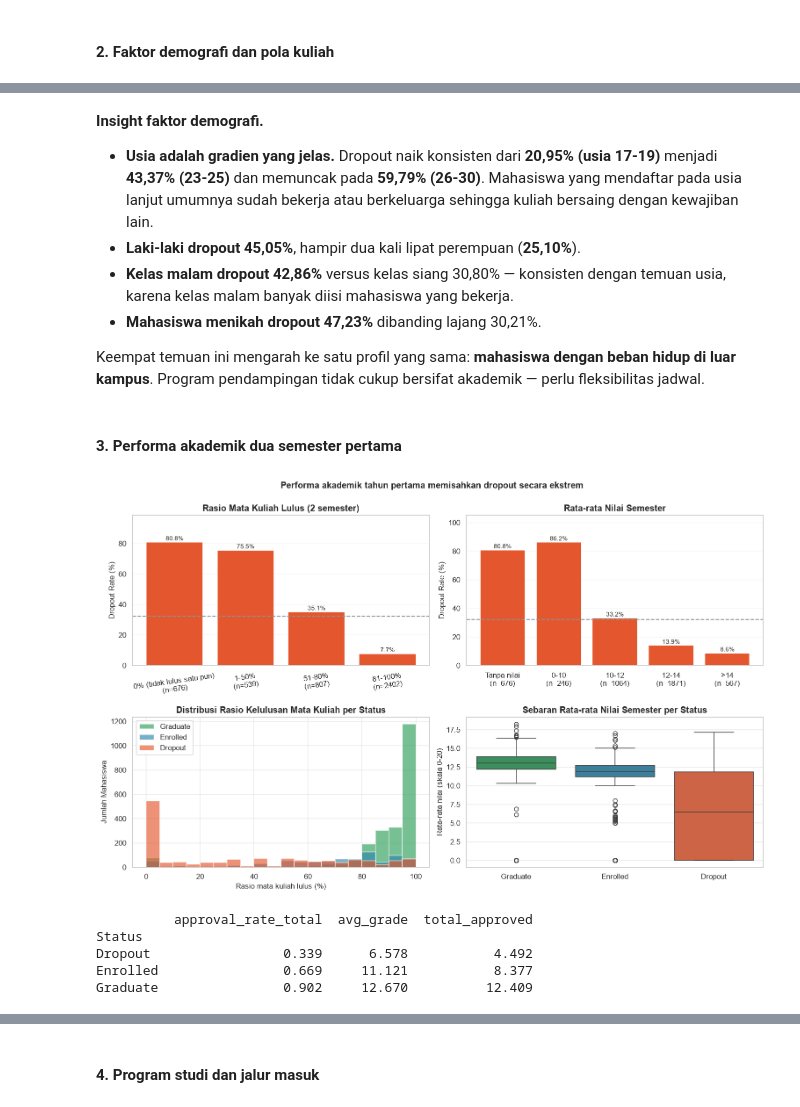
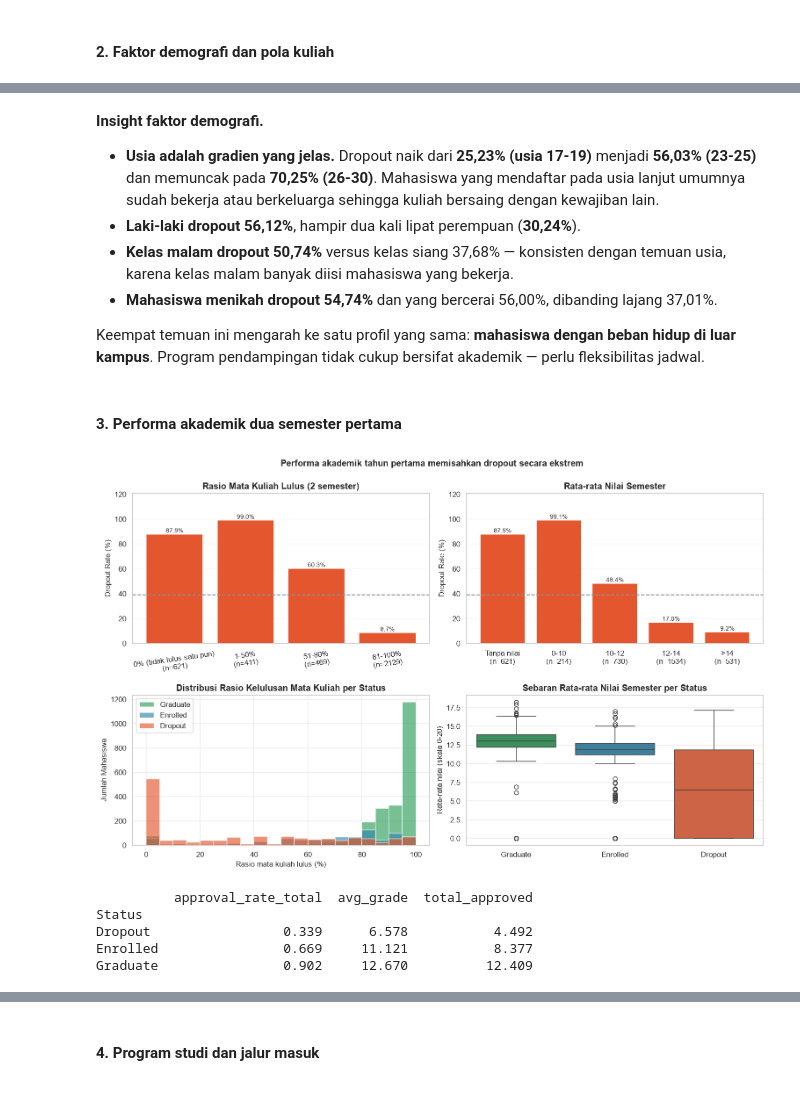
Before and after one commit to nafiulirsad/jaya-jaya-institut-dropout, a Jupyter notebook: notebook.ipynb, the cells around one changed output, grey strips where cells are left out. Drawn from its saved outputs; the diff is of its cells as text; code cells hidden in the pictures.

```diff
--- a/notebook.ipynb
+++ b/notebook.ipynb
@@ -298,10 +319,16 @@ yang terbaca lewat modul `preprocessing.py`.
 # %%
-# Feature engineering + penerjemahan kode menjadi label yang terbaca manusia
-eda = pp.add_readable_labels(pp.engineer_features(df))
+# Seluruh data (3 status) untuk perbandingan antar kelompok
+full = pp.add_readable_labels(pp.engineer_features(df))
+
+# Kohort berlabel: hanya mahasiswa yang status akhirnya sudah pasti
+eda = full[full["Status"].isin(["Dropout", "Graduate"])].copy()
 eda["is_dropout"] = (eda["Status"] == pp.POSITIVE_CLASS).astype(int)
 
 BASELINE = eda["is_dropout"].mean() * 100
-print(f"Dropout rate rata-rata institut: {BASELINE:.2f}%")
+print(f"Kohort berlabel        : {len(eda):,} mahasiswa "
+      f"({int(eda['is_dropout'].sum()):,} dropout / {int((1 - eda['is_dropout']).sum()):,} lulus)")
+print(f"Dropout rate rujukan   : {BASELINE:.2f}%")
+print(f"Mahasiswa aktif (Enrolled) yang dipisahkan: {int((full['Status'] == 'Enrolled').sum()):,}")
 
 def dropout_rate(kolom, urutan=None, min_n=1):
     """Hitung dropout rate (%) dan jumlah mahasiswa untuk setiap kategori pada `kolom`."""
@@ -311,7 +338,7 @@ def dropout_rate(kolom, urutan=None, min_n=1):
     return g.loc[urutan] if urutan else g.sort_values("rate", ascending=False)
 
 def plot_rate(ax, tabel, judul, xlabel="", horizontal=False, warna=DROPOUT):
-    """Gambar dropout rate per kategori beserta garis pembanding rata-rata institut."""
+    """Gambar dropout rate per kategori beserta garis pembanding rata-rata kohort."""
     label = [f"{i}\n(n={int(r.jumlah)})" if not horizontal else f"{i} (n={int(r.jumlah)})"
              for i, r in tabel.iterrows()]
     if horizontal:
@@ -386,13 +415,13 @@ plt.show()
 # %% [markdown]
 **Insight faktor demografi.**
 
-- **Usia adalah gradien yang jelas.** Dropout naik konsisten dari **20,95% (usia 17-19)** menjadi
-  **43,37% (23-25)** dan memuncak pada **59,79% (26-30)**. Mahasiswa yang mendaftar pada usia
+- **Usia adalah gradien yang jelas.** Dropout naik dari **25,23% (usia 17-19)** menjadi
+  **56,03% (23-25)** dan memuncak pada **70,25% (26-30)**. Mahasiswa yang mendaftar pada usia
   lanjut umumnya sudah bekerja atau berkeluarga sehingga kuliah bersaing dengan kewajiban lain.
-- **Laki-laki dropout 45,05%**, hampir dua kali lipat perempuan (**25,10%**).
-- **Kelas malam dropout 42,86%** versus kelas siang 30,80% — konsisten dengan temuan usia, karena
+- **Laki-laki dropout 56,12%**, hampir dua kali lipat perempuan (**30,24%**).
+- **Kelas malam dropout 50,74%** versus kelas siang 37,68% — konsisten dengan temuan usia, karena
   kelas malam banyak diisi mahasiswa yang bekerja.
-- **Mahasiswa menikah dropout 47,23%** dibanding lajang 30,21%.
+- **Mahasiswa menikah dropout 54,74%** dan yang bercerai 56,00%, dibanding lajang 37,01%.
 
 Keempat temuan ini mengarah ke satu profil yang sama: **mahasiswa dengan beban hidup di luar
 kampus**. Program pendampingan tidak cukup bersifat akademik — perlu fleksibilitas jadwal.
@@ -401,37 +430,38 @@ kampus**. Program pendampingan tidak cukup bersifat akademik — perlu fleksibil
 # %%
 fig, axes = plt.subplots(2, 2, figsize=(14, 8.6))
 
 plot_rate(axes[0][0], dropout_rate("band_kelulusan_sks",
           ["0% (tidak lulus satu pun)", "1-50%", "51-80%", "81-100%"]),
           "Rasio Mata Kuliah Lulus (2 semester)")
 axes[0][0].tick_params(axis="x", labelrotation=8)
 
 plot_rate(axes[0][1], dropout_rate("band_nilai_semester",
           ["Tanpa nilai", "0-10", "10-12", "12-14", ">14"]),
           "Rata-rata Nilai Semester")
 
+# Panel bawah memakai seluruh data (3 status) untuk memperlihatkan posisi mahasiswa aktif
 for status, warna in [("Graduate", SAFE), ("Enrolled", NEUTRAL), ("Dropout", DROPOUT)]:
-    sub = eda[eda["Status"] == status]
+    sub = full[full["Status"] == status]
     axes[1][0].hist(sub["approval_rate_total"] * 100, bins=20, alpha=.65, label=status, color=warna)
 axes[1][0].set_title("Distribusi Rasio Kelulusan Mata Kuliah per Status")
 axes[1][0].set_xlabel("Rasio mata kuliah lulus (%)"); axes[1][0].set_ylabel("Jumlah Mahasiswa")
 axes[1][0].legend()
 
-sns.boxplot(data=eda, x="Status", y="avg_grade", order=["Graduate", "Enrolled", "Dropout"],
+sns.boxplot(data=full, x="Status", y="avg_grade", order=["Graduate", "Enrolled", "Dropout"],
             palette={"Graduate": SAFE, "Enrolled": NEUTRAL, "Dropout": DROPOUT}, ax=axes[1][1])
 axes[1][1].set_title("Sebaran Rata-rata Nilai Semester per Status")
 axes[1][1].set_ylabel("Rata-rata nilai (skala 0-20)"); axes[1][1].set_xlabel("")
 
 fig.suptitle("Performa akademik tahun pertama memisahkan dropout secara ekstrem",
              fontsize=13, fontweight="bold", y=1.0)
 fig.tight_layout()
 fig.savefig(ASSETS / "04_performa_akademik.png")
 plt.show()
 
-print(eda.groupby("Status")[["approval_rate_total", "avg_grade", "total_approved"]]
-        .mean().round(3).to_string())
+print(full.groupby("Status")[["approval_rate_total", "avg_grade", "total_approved"]]
+         .mean().round(3).to_string())
 # %% [output]
-[figure, old version]
+[figure, new version]
           approval_rate_total  avg_grade  total_approved
 Status
 Dropout                 0.339      6.578           4.492
```
Also changed, not shown: parts of 42 cells of this notebook, 25 other files.
